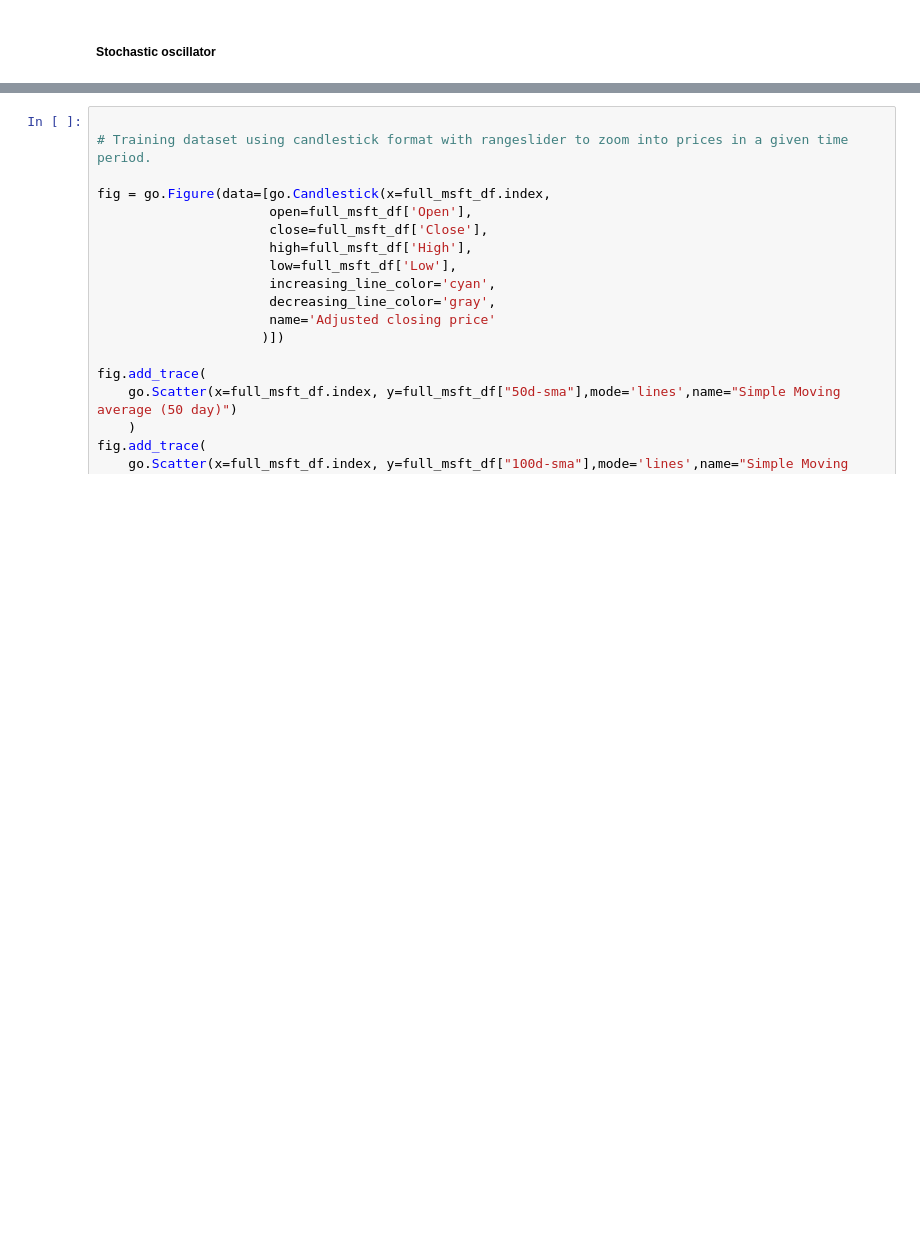
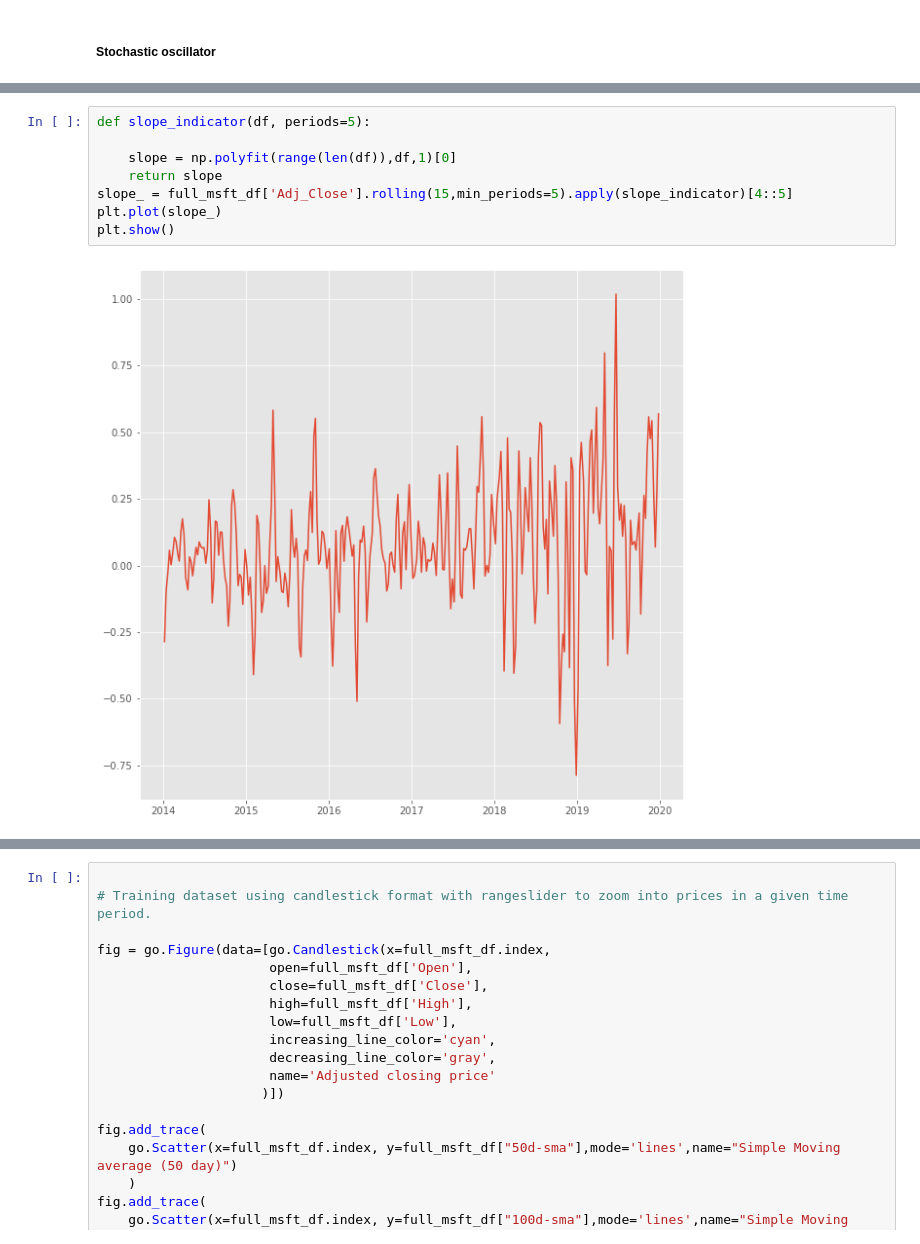
Before and after one commit to yepterence/Stock-Analysis, a Jupyter notebook: Stock-data-exploration.ipynb, the cells around one changed output, grey strips where cells are left out. Drawn from its saved outputs; the diff is of its cells as text; blank space fills up the shorter version.

```diff
--- a/Stock-data-exploration.ipynb
+++ b/Stock-data-exploration.ipynb
@@ -269,3 +264,13 @@ def ma_conv(df):
+# %%
+def slope_indicator(df, periods=5):
+
+    slope = np.polyfit(range(len(df)),df,1)[0]
+    return slope
+slope_ = full_msft_df['Adj_Close'].rolling(15,min_periods=5).apply(slope_indicator)[4::5]
+plt.plot(slope_)
+plt.show()
+# %% [output]
+[figure, added]
 # %%
 full_msft_df['50d-sma'] = full_msft_df['Adj_Close'].rolling(50).mean()
 full_msft_df['100d-sma'] = full_msft_df['Adj_Close'].rolling(100).mean()
```
Also changed, not shown: parts of 11 cells of this notebook.
